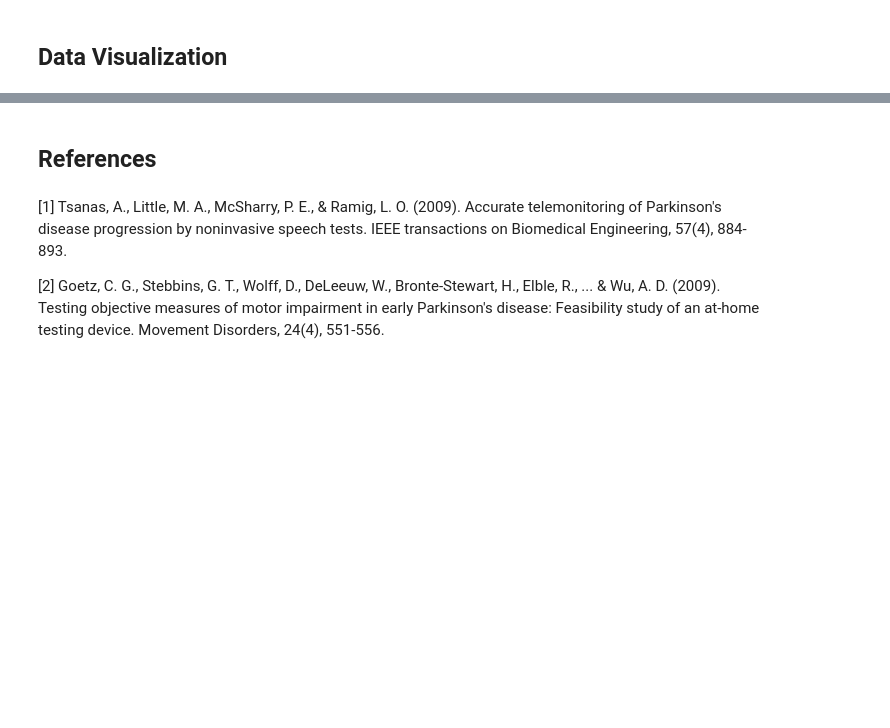
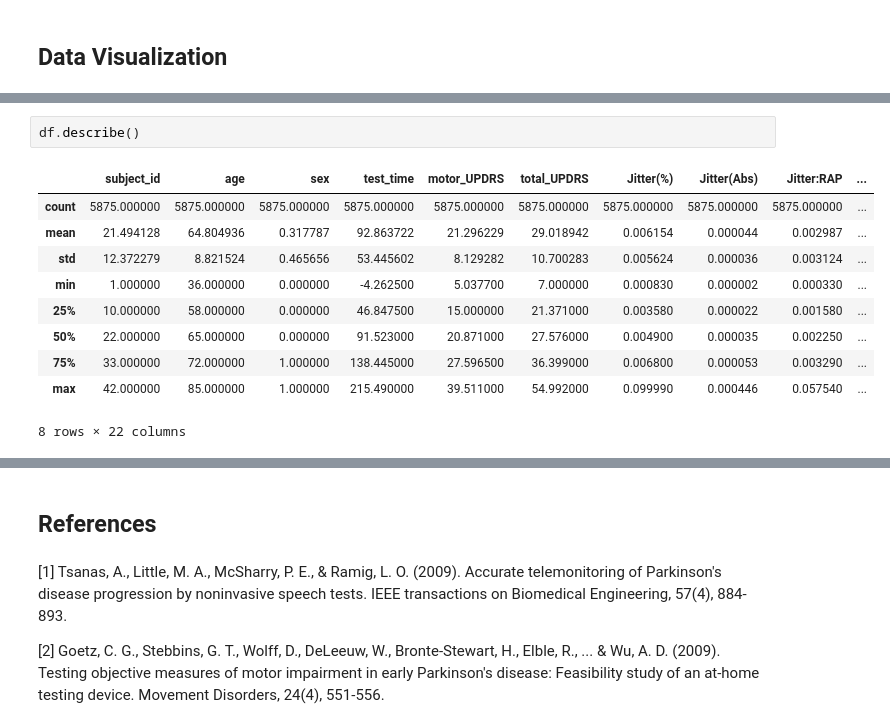
Before and after one commit to Mymoza/DataMining-UPDRS, a Jupyter notebook: UPDRS.ipynb, the cells around one changed output, grey strips where cells are left out. Cells and saved outputs as stored; diff of their text form; blank space fills up the shorter version.

Commit message:
describe df and more info

```diff
--- a/UPDRS.ipynb
+++ b/UPDRS.ipynb
@@ -99,0 +103,13 @@ Combien de recordings per patient?
+# %%
+df.describe()
+# %% [output]
+|  | subject_id | age | sex | test_time | motor_UPDRS | total_UPDRS | Jitter(%) | Jitter(Abs) | Jitter:RAP | ... |
+| count | 5875.000000 | 5875.000000 | 5875.000000 | 5875.000000 | 5875.000000 | 5875.000000 | 5875.000000 | 5875.000000 | 5875.000000 | ... |
+| mean | 21.494128 | 64.804936 | 0.317787 | 92.863722 | 21.296229 | 29.018942 | 0.006154 | 0.000044 | 0.002987 | ... |
+| std | 12.372279 | 8.821524 | 0.465656 | 53.445602 | 8.129282 | 10.700283 | 0.005624 | 0.000036 | 0.003124 | ... |
+| min | 1.000000 | 36.000000 | 0.000000 | -4.262500 | 5.037700 | 7.000000 | 0.000830 | 0.000002 | 0.000330 | ... |
+| 25% | 10.000000 | 58.000000 | 0.000000 | 46.847500 | 15.000000 | 21.371000 | 0.003580 | 0.000022 | 0.001580 | ... |
+| 50% | 22.000000 | 65.000000 | 0.000000 | 91.523000 | 20.871000 | 27.576000 | 0.004900 | 0.000035 | 0.002250 | ... |
+| 75% | 33.000000 | 72.000000 | 1.000000 | 138.445000 | 27.596500 | 36.399000 | 0.006800 | 0.000053 | 0.003290 | ... |
+| max | 42.000000 | 85.000000 | 1.000000 | 215.490000 | 39.511000 | 54.992000 | 0.099990 | 0.000446 | 0.057540 | ... |
+8 rows × 22 columns
```
Also changed, not shown: parts of 16 cells of this notebook.
